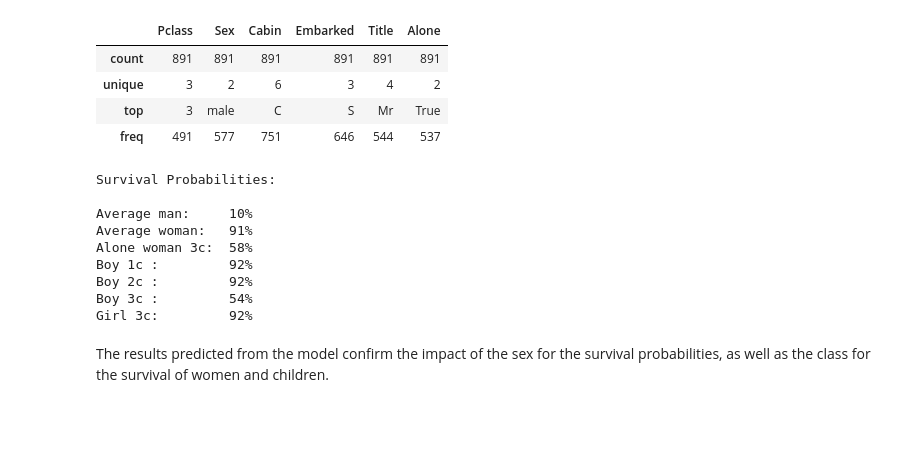
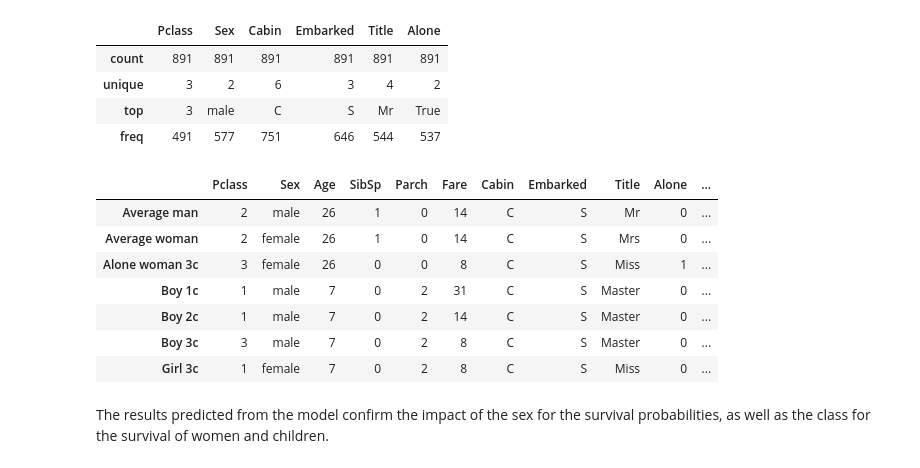
Before and after one commit to angelmtenor/data-science-keras, a Jupyter notebook: titanic.ipynb, the cells around one changed output. Cells and saved outputs as stored; diff of their text form; code cells hidden in the pictures; blank space fills up the shorter version.

Commit message:
refractor: Improve prediction function

```diff
--- a/titanic.ipynb
+++ b/titanic.ipynb
@@ -292,20 +292,20 @@ data.head()
 # %% [markdown]
 Shift and scale the variables such that they have zero mean and a standard deviation of 1. The scaling factors are saved so we can go backwards when we use the network for predictions.
 # %%
-def normalize(data, numerical, scale=None):
+def normalize(data, numerical, use_scale=None):
     """
     Normalize numerical variables (mean=0, std=1)
     """
-    new_scale = {} if not scale else scale
+    scale = {} if not use_scale else use_scale
 
     for f in numerical:
-        if not scale:
+        if not use_scale:
             mean, std = data[f].mean(), data[f].std()
             data[f] = (data[f] - mean)/std
-            new_scale[f] = [mean, std]
+            scale[f] = [mean, std]
         else:
              data.loc[:, f] = (data[f] - scale[f][0]) / scale[f][1]
-    return data, new_scale
+    return data, scale
 
 data, scale = normalize(data, numerical)
 # %% [markdown]
@@ -478,3 +456,25 @@ def predict_manual(new_entries):
+# %%
+def predict_manual(new_df):
+    """
+    input: custom dataframe
+    """
+
+    # replace categorical features by dummy variables
+    new_data, _ = create_dummy(new_df, categorical_f, dummies) # dummies: list of previous dummy variables
+
+    # normalize numerical variables
+    new_data, _ = normalize(new_data, numerical, scale)
+
+    # sort columns to match with manual entries
+    new_data = new_data[nn_features]
+
+    # make predictions
+    prediction = model.predict(new_data.values)[:,1]
+    return(prediction)
+
+#     for index, row in new_data.iterrows():
+#         single_pred = model.predict(np.array([row]))
+#         print('{}:\t {:.0f}%'.format(index,single_pred[0,1] * 100))
 # %%
 # input data format
 df[features].describe()
@@ -499,25 +499,27 @@ df[features].describe(include=['category'])
 # %%
 new_passengers = {'Average man':    [2, 'male',   26, 1, 0, 14, 'C', 'S', 'Mr', 0],
                   'Average woman':  [2, 'female', 26, 1, 0, 14, 'C', 'S', 'Mrs', 0],
                   'Alone woman 3c': [3, 'female', 26, 0, 0, 8,  'C', 'S', 'Miss', 1],
                   'Boy 1c ':        [1, 'male',   7, 0, 2, 31, 'C', 'S', 'Master', 0],
                   'Boy 2c ':        [1, 'male',   7, 0, 2, 14, 'C', 'S', 'Master', 0],
                   'Boy 3c ':        [3, 'male',   7, 0, 2, 8,  'C', 'S', 'Master', 0],
                   'Girl 3c':        [1, 'female', 7, 0, 2, 8, 'C', 'S', 'Miss', 0],
                  }
 
-print('Survival Probabilities: \n')
-predict_manual(new_passengers)
+new_df = pd.DataFrame(data=list(new_passengers.values()), index=new_passengers.keys(), columns=list(df[features]))
+
+prediction = predict_manual(new_df)
+new_df['Survival prob. (%)'] = (prediction*100).astype(int)
+new_df
 # %% [output]
-Survival Probabilities:
-
-Average man:     10%
-Average woman:   91%
-Alone woman 3c:  58%
-Boy 1c :         92%
-Boy 2c :         92%
-Boy 3c :         54%
-Girl 3c:         92%
+|  | Pclass | Sex | Age | SibSp | Parch | Fare | Cabin | Embarked | Title | Alone | ... |
+| Average man | 2 | male | 26 | 1 | 0 | 14 | C | S | Mr | 0 | ... |
+| Average woman | 2 | female | 26 | 1 | 0 | 14 | C | S | Mrs | 0 | ... |
+| Alone woman 3c | 3 | female | 26 | 0 | 0 | 8 | C | S | Miss | 1 | ... |
+| Boy 1c | 1 | male | 7 | 0 | 2 | 31 | C | S | Master | 0 | ... |
+| Boy 2c | 1 | male | 7 | 0 | 2 | 14 | C | S | Master | 0 | ... |
+| Boy 3c | 3 | male | 7 | 0 | 2 | 8 | C | S | Master | 0 | ... |
+| Girl 3c | 1 | female | 7 | 0 | 2 | 8 | C | S | Miss | 0 | ... |
 # %% [markdown]
 The results predicted from the model confirm the impact of the sex for the survival probabilities, as well as the class for the survival of women and children.
 # %% [markdown]
```
Also changed, not shown: parts of 4 cells of this notebook.
